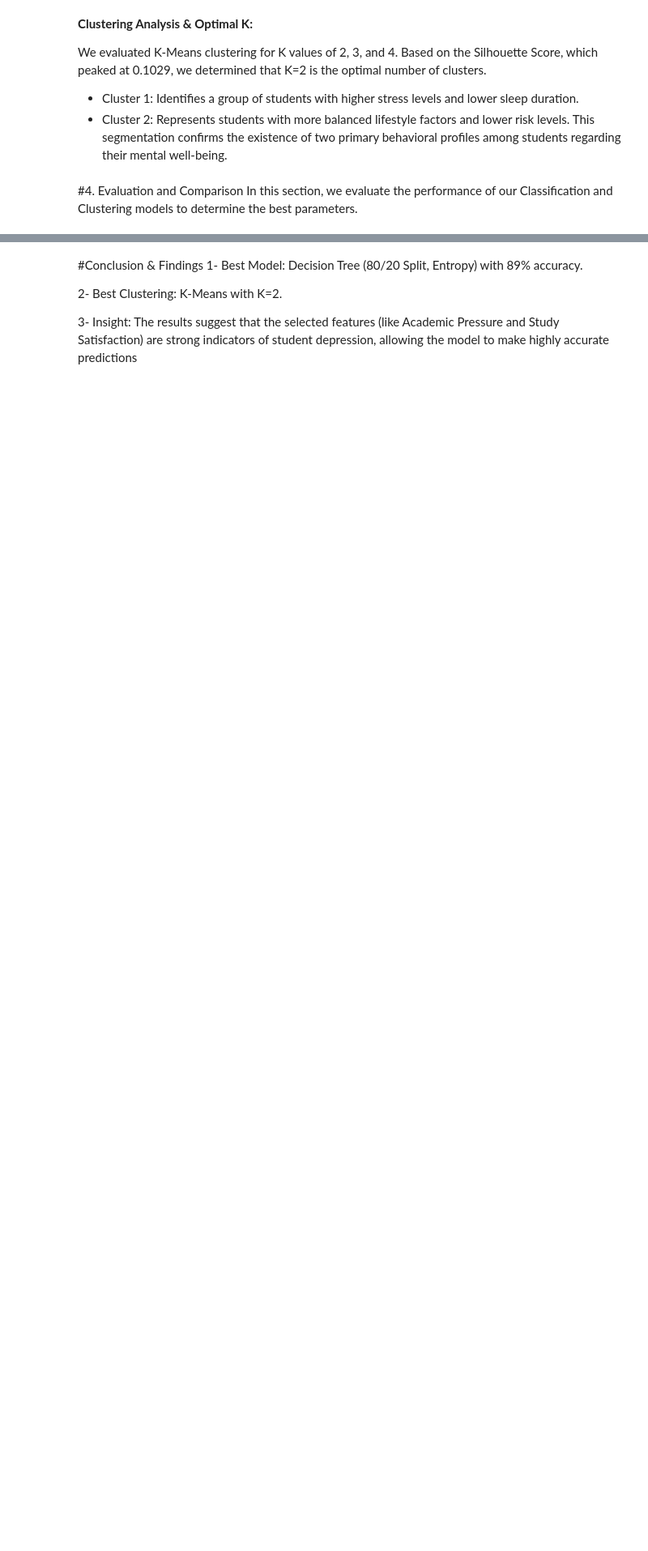
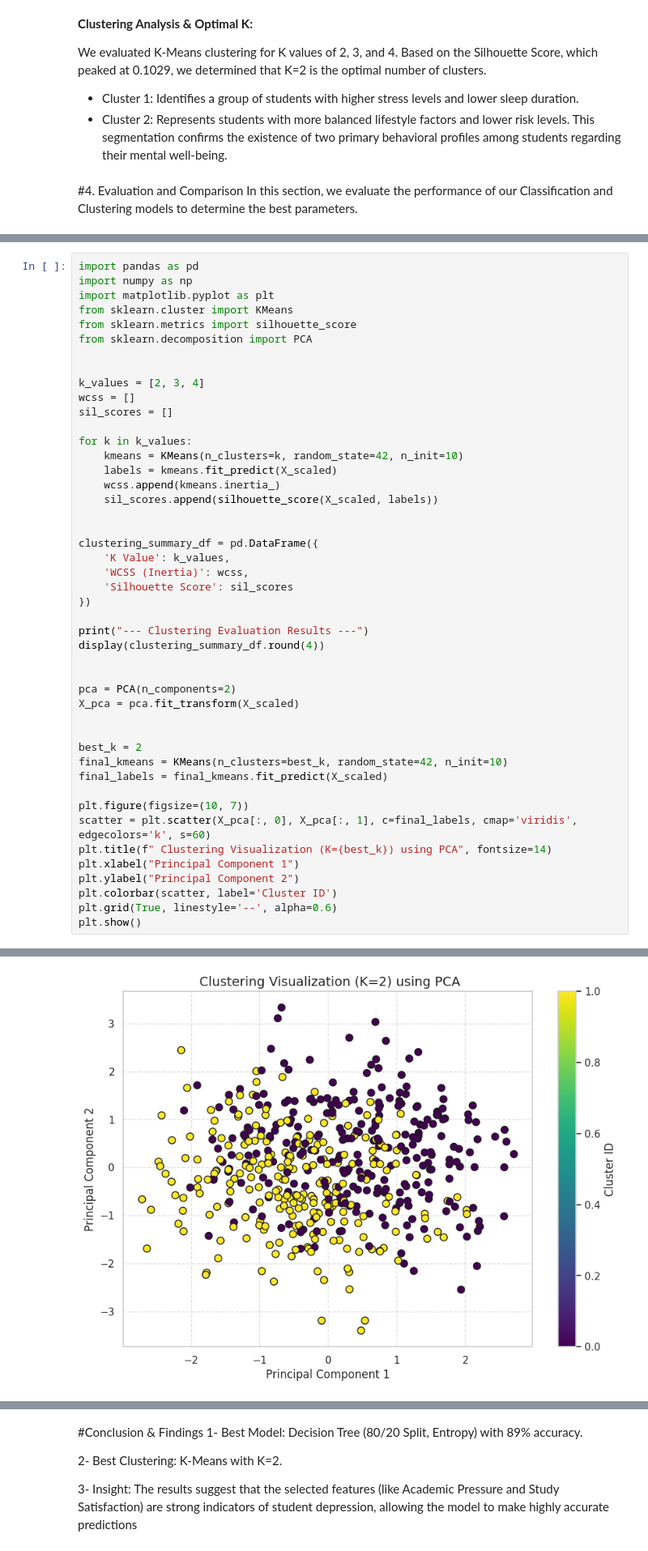
Before and after one commit to joodali25/IT326-DataMining-Project, a Jupyter notebook: Reports/Phase3.ipynb, the cells around one changed output, grey strips where cells are left out. Shown at 81% size. Drawn from its saved outputs; the diff is of its cells as text; blank space fills up the shorter version.

```diff
--- a/Reports/Phase3.ipynb
+++ b/Reports/Phase3.ipynb
@@ -592,0 +598,47 @@ This bar chart visualizes the accuracy across all experiments. It is evident tha
+# %%
+import pandas as pd
+import numpy as np
+import matplotlib.pyplot as plt
+from sklearn.cluster import KMeans
+from sklearn.metrics import silhouette_score
+from sklearn.decomposition import PCA
+
+
+k_values = [2, 3, 4]
+wcss = []
+sil_scores = []
+
+for k in k_values:
+    kmeans = KMeans(n_clusters=k, random_state=42, n_init=10)
+    labels = kmeans.fit_predict(X_scaled)
+    wcss.append(kmeans.inertia_)
+    sil_scores.append(silhouette_score(X_scaled, labels))
+
+
+clustering_summary_df = pd.DataFrame({
+    'K Value': k_values,
+    'WCSS (Inertia)': wcss,
+    'Silhouette Score': sil_scores
+})
+
+print("--- Clustering Evaluation Results ---")
+display(clustering_summary_df.round(4))
+
+
+pca = PCA(n_components=2)
+X_pca = pca.fit_transform(X_scaled)
+
+
+best_k = 2
+final_kmeans = KMeans(n_clusters=best_k, random_state=42, n_init=10)
+final_labels = final_kmeans.fit_predict(X_scaled)
+
+plt.figure(figsize=(10, 7))
+scatter = plt.scatter(X_pca[:, 0], X_pca[:, 1], c=final_labels, cmap='viridis', edgecolors='k', s=60)
+plt.title(f" Clustering Visualization (K={best_k}) using PCA", fontsize=14)
+plt.xlabel("Principal Component 1")
+plt.ylabel("Principal Component 2")
+plt.colorbar(scatter, label='Cluster ID')
+plt.grid(True, linestyle='--', alpha=0.6)
+plt.show()
+# %% [output]
@@ -592,0 +650 @@ This bar chart visualizes the accuracy across all experiments. It is evident tha
+[figure, added]
```
Also changed, not shown: parts of 18 cells of this notebook.
